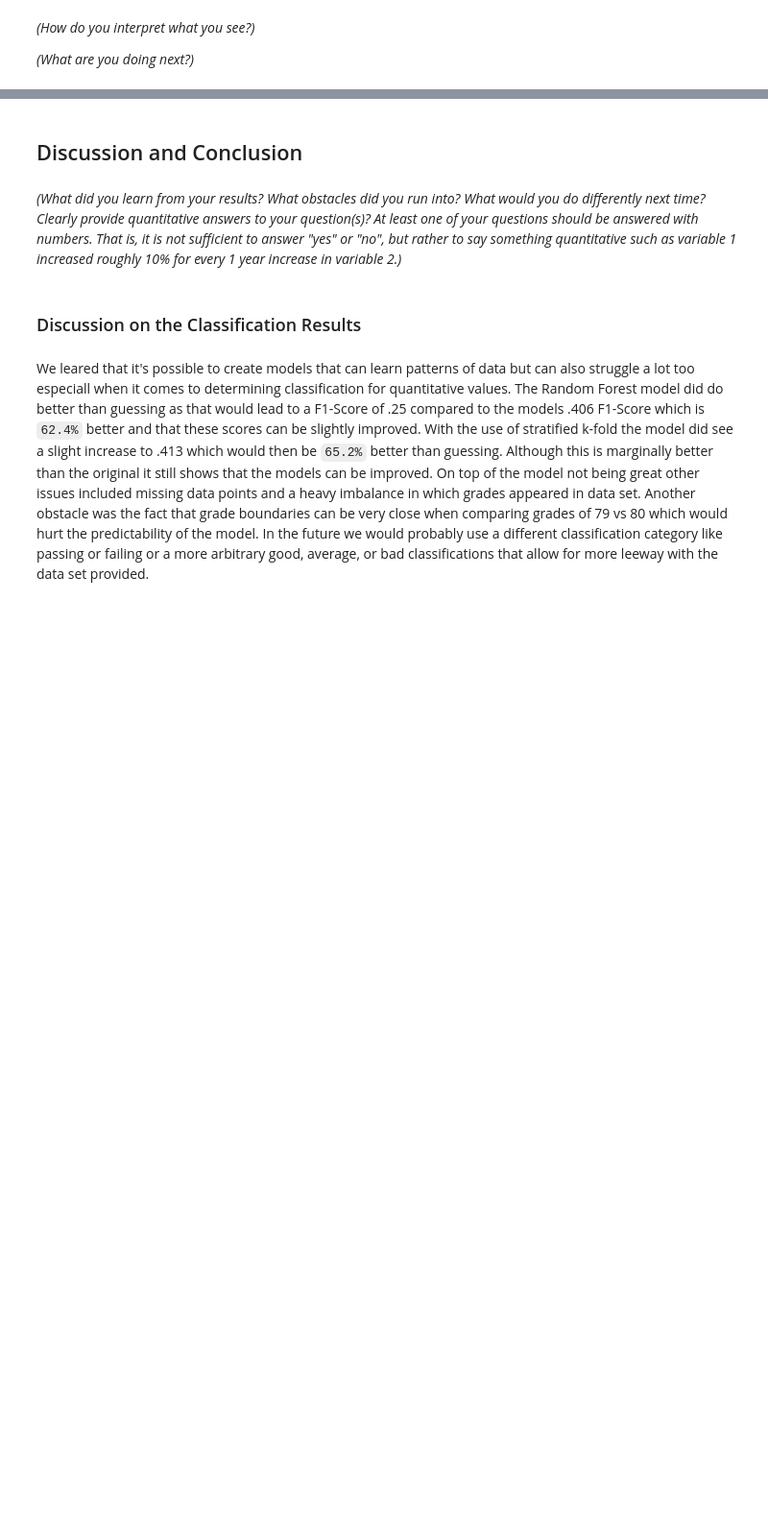
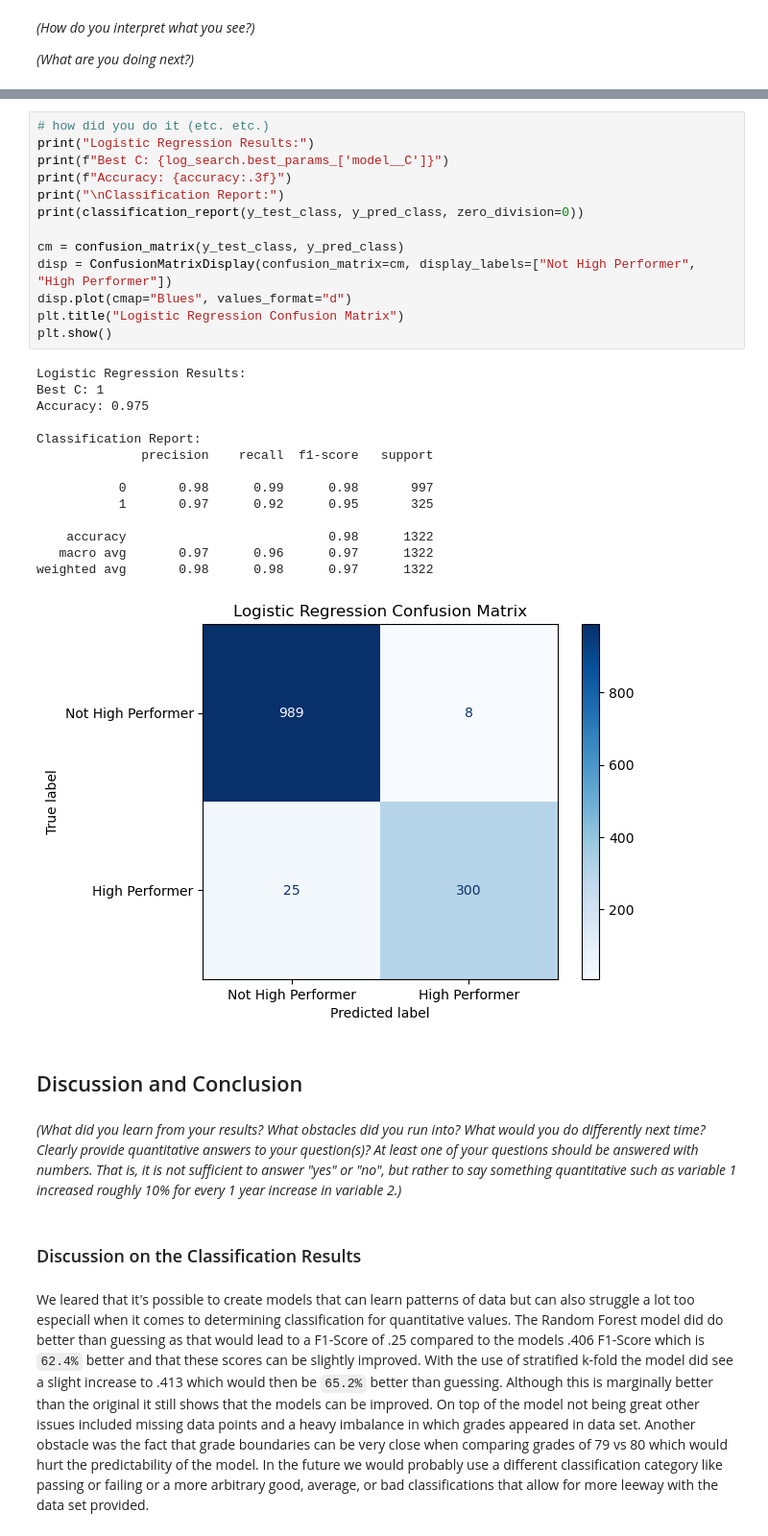
Before and after one commit to bansenj1/CMSE381-Final-Project, a Jupyter notebook: project.ipynb, the cells around one changed output, grey strips where cells are left out. Shown at 96% size. Saved outputs shown, nothing was run; the diff lists cells and outputs as text; blank space fills up the shorter version.

Commit message:
Did second half of Logistic Regression

```diff
--- a/project.ipynb
+++ b/project.ipynb
@@ -514,3 +514,31 @@ _(What are you doing next?)_
+# %%
+# how did you do it (etc. etc.)
+print("Logistic Regression Results:")
+print(f"Best C: {log_search.best_params_['model__C']}")
+print(f"Accuracy: {accuracy:.3f}")
+print("\nClassification Report:")
+print(classification_report(y_test_class, y_pred_class, zero_division=0))
+
+cm = confusion_matrix(y_test_class, y_pred_class)
+disp = ConfusionMatrixDisplay(confusion_matrix=cm, display_labels=["Not High Performer", "High Performer"])
+disp.plot(cmap="Blues", values_format="d")
+plt.title("Logistic Regression Confusion Matrix")
+plt.show()
+# %% [output]
+Logistic Regression Results:
+Best C: 1
+Accuracy: 0.975
+
+Classification Report:
+              precision    recall  f1-score   support
+
+           0       0.98      0.99      0.98       997
+           1       0.97      0.92      0.95       325
+
+    accuracy                           0.98      1322
+   macro avg       0.97      0.96      0.97      1322
+weighted avg       0.98      0.98      0.97      1322
+[figure, added]
 # %% [markdown]
 ## Discussion and Conclusion
 # %% [markdown]
```
Also changed, not shown: parts of 11 cells of this notebook.
